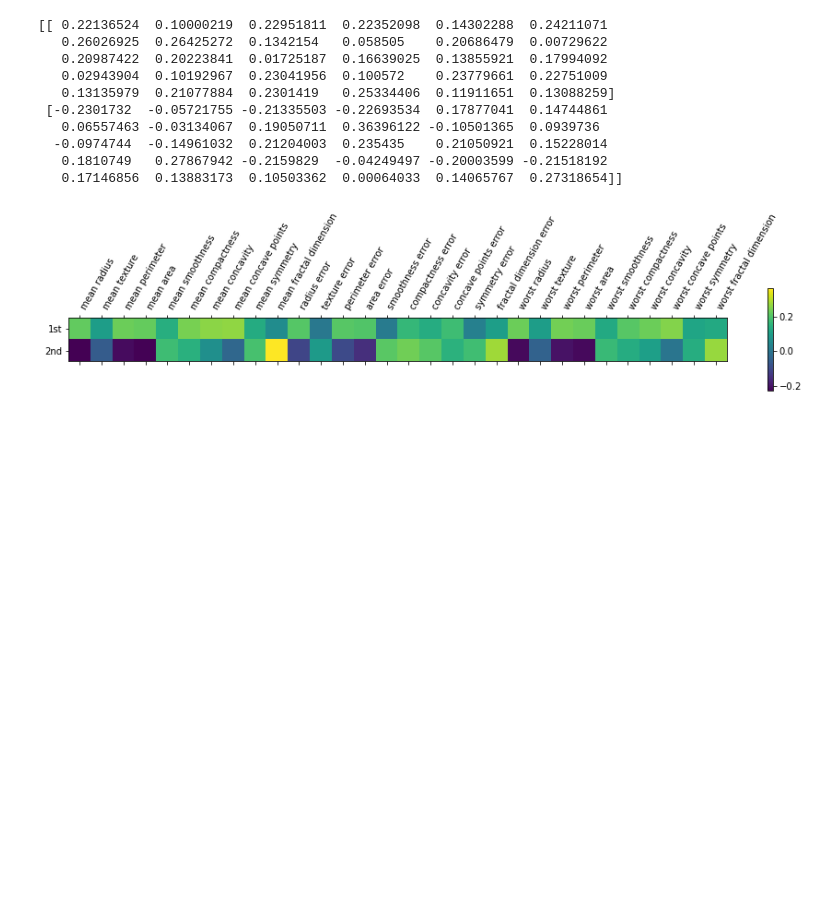
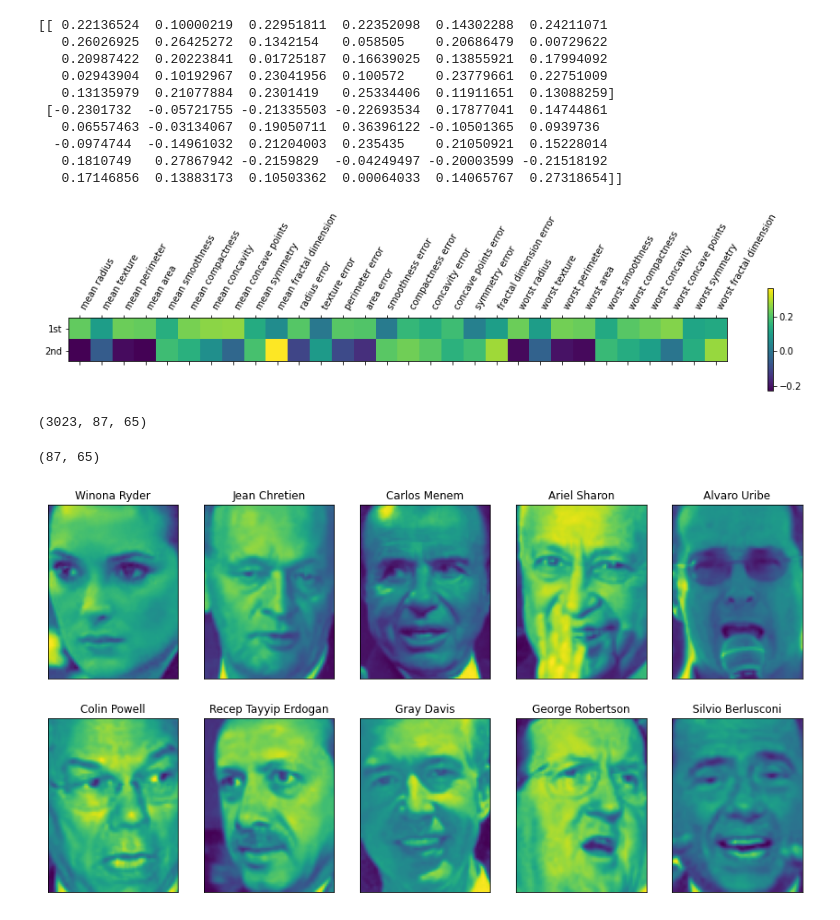
Before and after one commit to waldbear4/Python_2021, a Jupyter notebook: 20210623 Machine Learning Car Evaluation.ipynb, the cells around one changed output. Drawn from its saved outputs; the diff is of its cells as text; code cells hidden in the pictures; blank space fills up the shorter version.

```diff
--- a/20210623 Machine Learning Car Evaluation.ipynb
+++ b/20210623 Machine Learning Car Evaluation.ipynb
@@ -240,0 +240,18 @@ image_shape = people.images[0].shape
+# %%
+people.images.shape
+# %% [output]
+(3023, 87, 65)
+# %%
+image_shape = people.images[0].shape
+image_shape
+# %% [output]
+(87, 65)
+# %%
+fig, axes = plt.subplots(2, 5, figsize=(15,8),
+                        subplot_kw={'xticks':(), 'yticks':()})
+for target, image, ax in zip(people.target, people.images,
+                              axes.ravel()):
+    ax.imshow(image)
+    ax.set_title(people.target_names[target])
+# %% [output]
+[figure, added]
```
Also changed, not shown: parts of 9 cells of this notebook.
